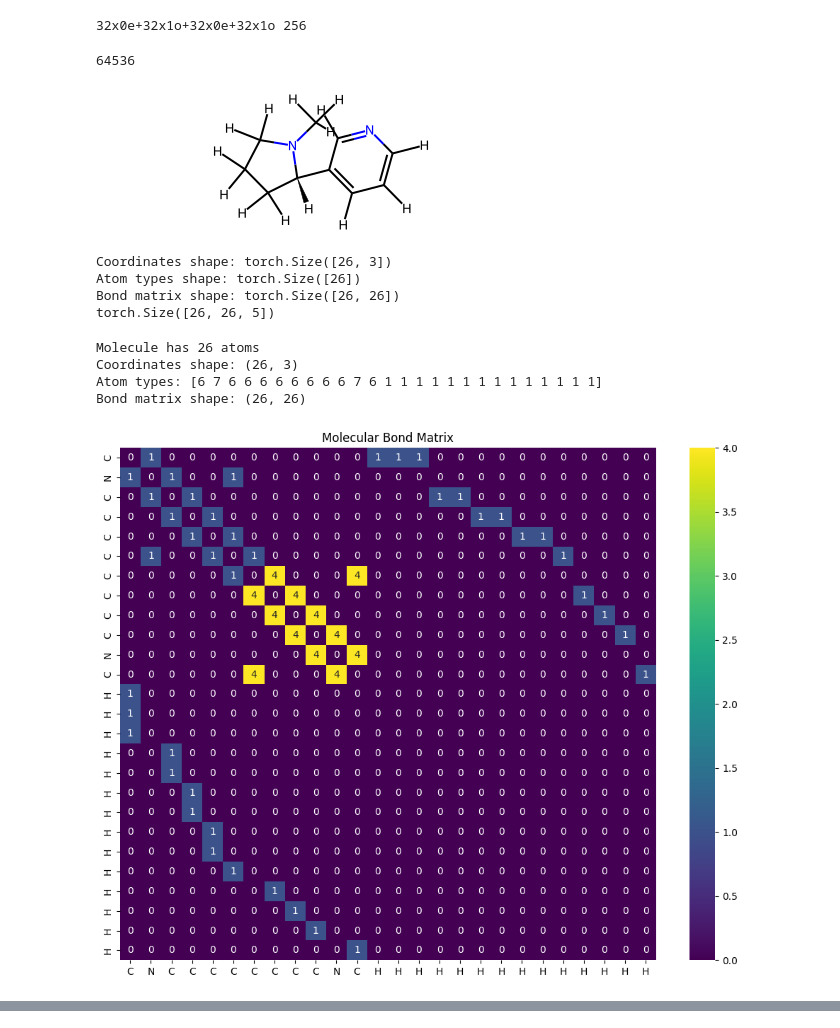
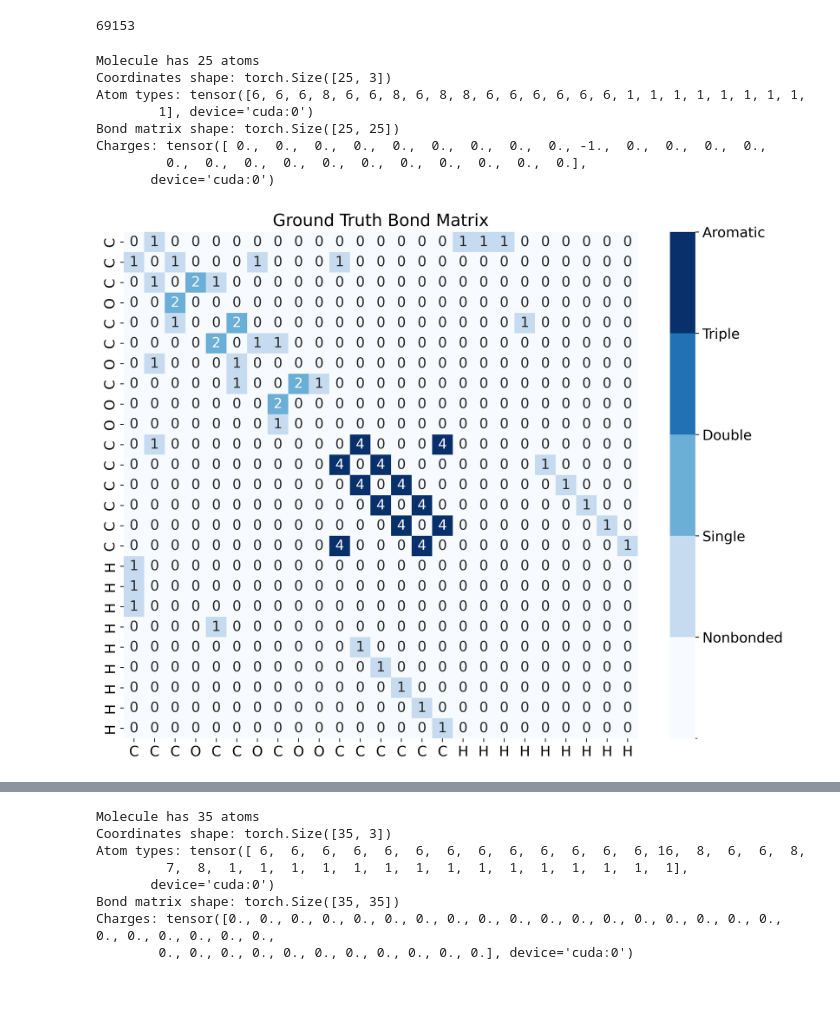
Before and after one commit to atomicarchitects/bond-predictor, a Jupyter notebook: test.ipynb, the cells around one changed output, grey strips where cells are left out. Cells and saved outputs as stored; diff of their text form; code cells hidden in the pictures; blank space fills up the shorter version.

Commit message:
Working export + prediction.

```diff
--- a/test.ipynb
+++ b/test.ipynb
@@ -23,15 +105,7 @@ from bond_predictor import models, rdkit_utils
 # %%
 net = models.E3Conv()
 net = torch.compile(net, dynamic=True, fullgraph=True)
+
+print(sum(p.numel() for p in net.parameters() if p.requires_grad))
 # %% [output]
-32x0e+32x1o+32x0e+32x1o 256
+69153
-# %%
-print(sum(p.numel() for p in net.parameters() if p.requires_grad))
-# %% [output]
-64536
-# %%
-mol = Chem.MolFromSmiles('CN1CCC[C@H]1c2cccnc2')
-mol = Chem.AddHs(mol)
-mol
-# %% [output]
-[figure, removed]
@@ -82,14 +111,0 @@ def visualize_bond_matrix(bond_matrix: torch.Tensor, atom_types: torch.Tensor):
-# %%
-coordinates, atom_types, bond_matrix = rdkit_utils.embed_molecule_for_torch(mol)
-print(f"Coordinates shape: {coordinates.shape}")
-print(f"Atom types shape: {atom_types.shape}")
-print(f"Bond matrix shape: {bond_matrix.shape}")
-
-edge_index = e3tools.radius_graph(coordinates, r=3.0)
-output = net(coordinates, atom_types, edge_index)
-print(output.shape)
-# %% [output]
-Coordinates shape: torch.Size([26, 3])
-Atom types shape: torch.Size([26])
-Bond matrix shape: torch.Size([26, 26])
-torch.Size([26, 26, 5])
@@ -96,18 +151,34 @@ torch.Size([26, 26, 5])
+# %%
+mol = Chem.MolFromSmiles('[Al+3].[Al+3].[O-2].[O-2].[O-2]')
+charges = np.array([atom.GetFormalCharge() for atom in mol.GetAtoms()])
 # %%
-# Get bond matrix and features
-coordinates, atom_types, bond_matrix = rdkit_utils.embed_molecule(mol)
+for mol in train_mols[:2]:
+    # Get bond matrix and features
+    coordinates, atom_types, bond_matrix, charges = rdkit_utils.embed_molecule_for_torch(mol)
 
-print(f"Molecule has {len(atom_types)} atoms")
-print(f"Coordinates shape: {coordinates.shape}")
-print(f"Atom types: {atom_types}")
-print(f"Bond matrix shape: {bond_matrix.shape}")
+    print(f"Molecule has {len(atom_types)} atoms")
+    print(f"Coordinates shape: {coordinates.shape}")
+    print(f"Atom types: {atom_types}")
+    print(f"Bond matrix shape: {bond_matrix.shape}")
+    print(f"Charges: {charges}")
 
-# Display bond matrix
-fig = visualize_bond_matrix(bond_matrix, atom_types)
-plt.show()
+    # Display bond matrix
+    fig = visualize_bond_matrix(bond_matrix, atom_types)
+    plt.title('Ground Truth Bond Matrix')
+    plt.show()
+
+    # Display predicted bond matrix
+    bond_matrix_pred = predict_bond_matrix(coordinates, atom_types)
+    fig = visualize_bond_matrix(bond_matrix_pred, atom_types)
+    plt.title('Predicted Bond Matrix (Initial)')
+    plt.show()
 # %% [output]
-Molecule has 26 atoms
-Coordinates shape: (26, 3)
-Atom types: [6 7 6 6 6 6 6 6 6 6 7 6 1 1 1 1 1 1 1 1 1 1 1 1 1 1]
-Bond matrix shape: (26, 26)
+Molecule has 25 atoms
+Coordinates shape: torch.Size([25, 3])
+Atom types: tensor([6, 6, 6, 8, 6, 6, 8, 6, 8, 8, 6, 6, 6, 6, 6, 6, 1, 1, 1, 1, 1, 1, 1, 1,
+        1], device='cuda:0')
+Bond matrix shape: torch.Size([25, 25])
+Charges: tensor([ 0.,  0.,  0.,  0.,  0.,  0.,  0.,  0.,  0., -1.,  0.,  0.,  0.,  0.,
+         0.,  0.,  0.,  0.,  0.,  0.,  0.,  0.,  0.,  0.,  0.],
+       device='cuda:0')
-[figure, old version]
+[figure, new version]
@@ -113,0 +186,8 @@ Bond matrix shape: (26, 26)
+Molecule has 35 atoms
+Coordinates shape: torch.Size([35, 3])
+Atom types: tensor([ 6,  6,  6,  6,  6,  6,  6,  6,  6,  6,  6,  6,  6, 16,  8,  6,  6,  8,
+         7,  8,  1,  1,  1,  1,  1,  1,  1,  1,  1,  1,  1,  1,  1,  1,  1],
+       device='cuda:0')
+Bond matrix shape: torch.Size([35, 35])
+Charges: tensor([0., 0., 0., 0., 0., 0., 0., 0., 0., 0., 0., 0., 0., 0., 0., 0., 0., 0., 0., 0., 0., 0., 0., 0.,
+        0., 0., 0., 0., 0., 0., 0., 0., 0., 0., 0.], device='cuda:0')
```
Also changed, not shown: parts of 16 cells of this notebook, 7 other files.
